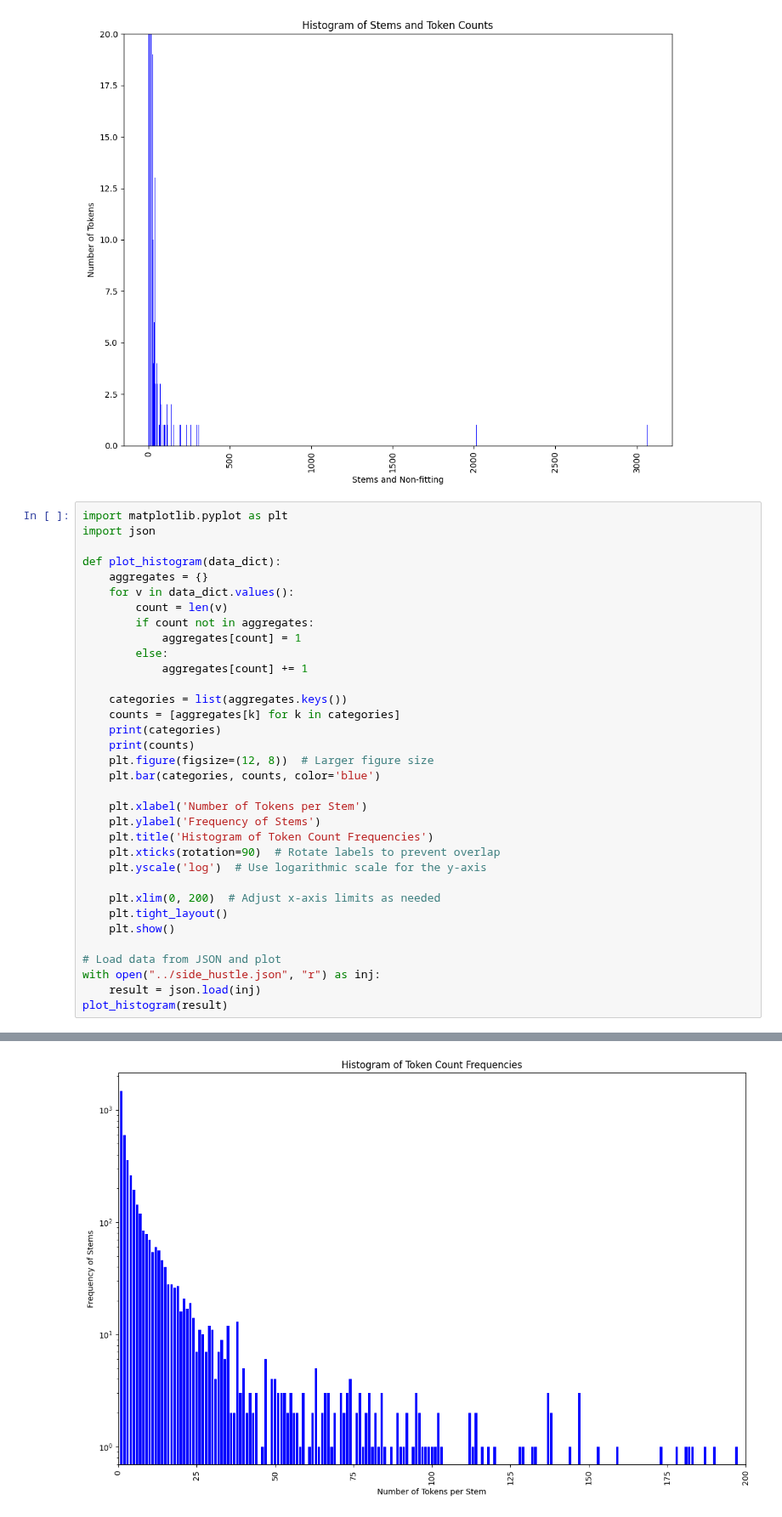
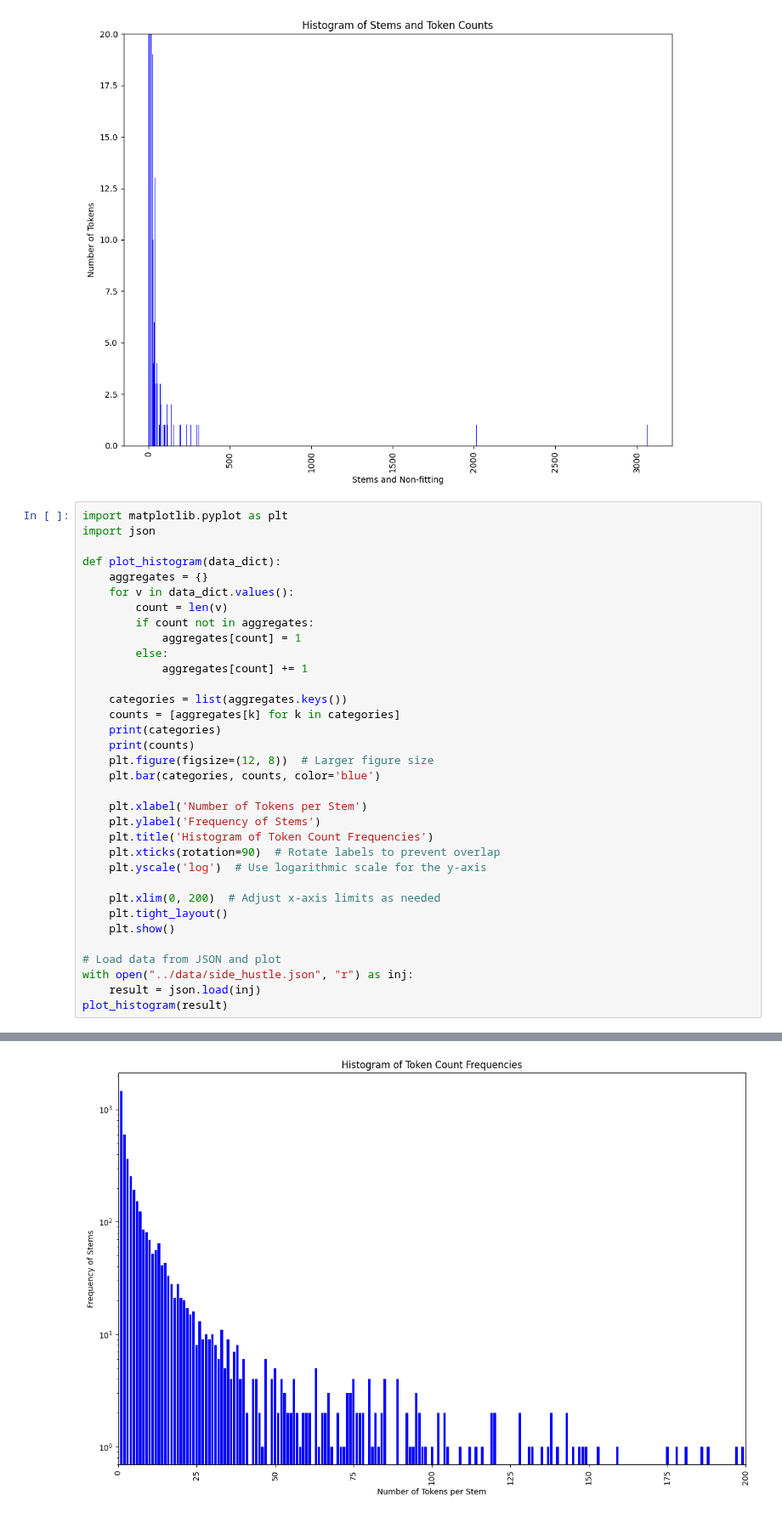
Before and after one commit to dlmee/fuzzy-happiness, a Jupyter notebook: utility_scripts/Untitled.ipynb, the cells around one changed output, grey strips where cells are left out. Shown at 85% size. Drawn from its saved outputs; the diff is of its cells as text.

```diff
--- a/utility_scripts/Untitled.ipynb
+++ b/utility_scripts/Untitled.ipynb
@@ -69,7 +69,7 @@ def plot_histogram(data_dict):
     plt.show()
 
 # Load data from JSON and plot
-with open("../side_hustle.json", "r") as inj:
+with open("../data/side_hustle.json", "r") as inj:
     result = json.load(inj)
 plot_histogram(result)
 # %% [output]
@@ -78,2 +78,2 @@ plot_histogram(result)
-[figure, old version]
+[figure, new version]
 # %%
```
Also changed, not shown: parts of 2 cells of this notebook, 12 other files.
